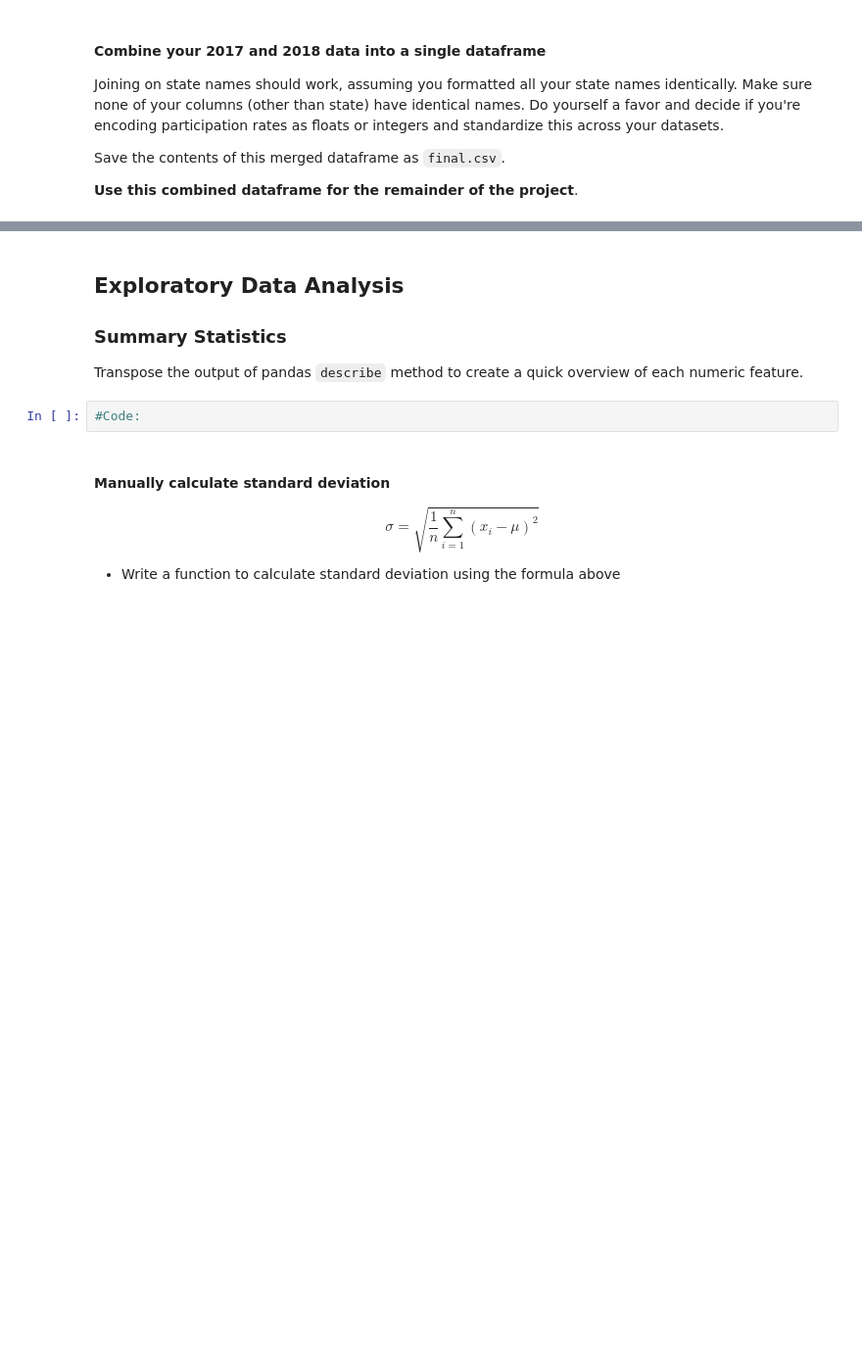
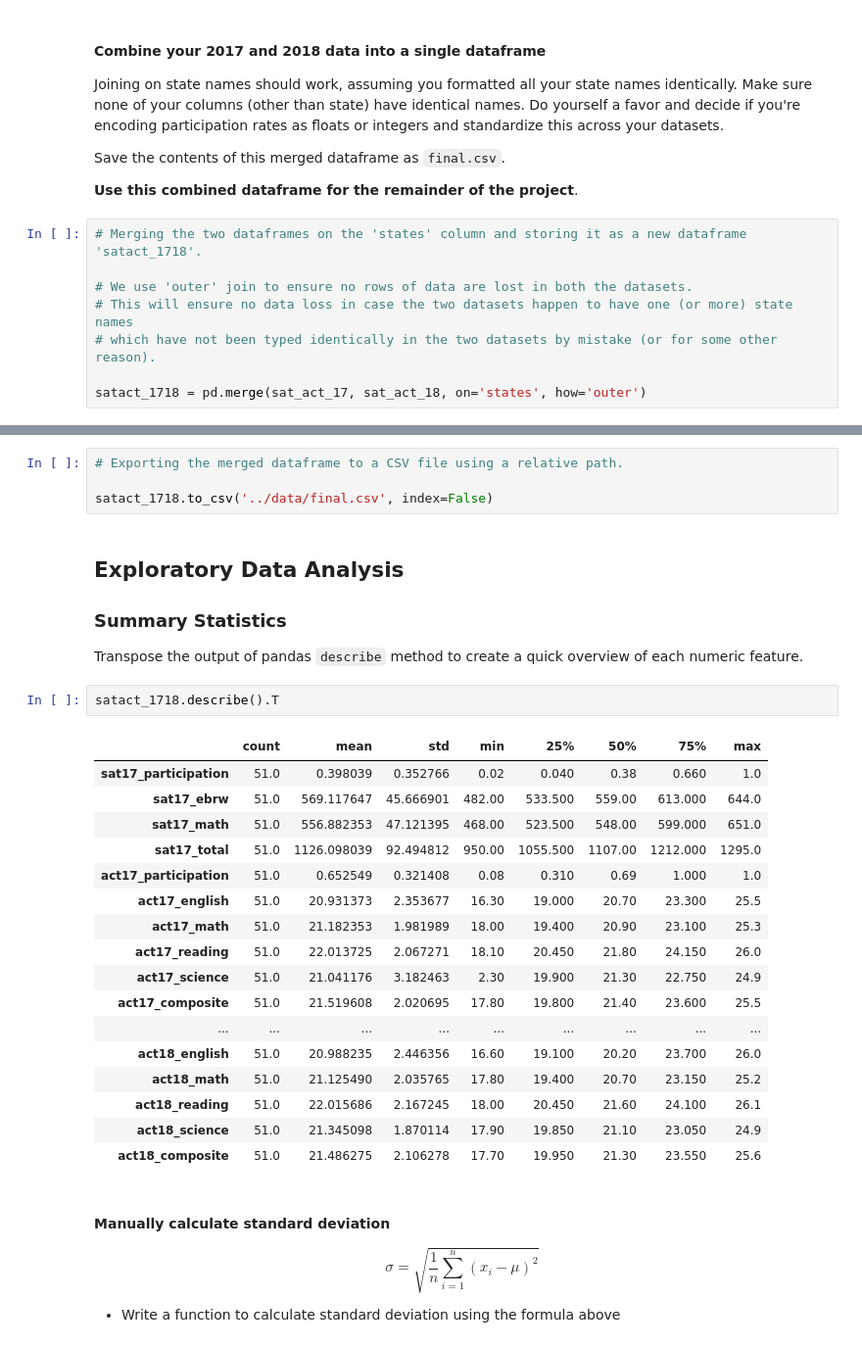
Before and after one commit to prerak12agarwal/GA_DSI_Projects, a Jupyter notebook: Project 1/code/SAT_ACT_17-18_analysis_for_US_states.ipynb, the cells around one changed output, grey strips where cells are left out. Shown at 98% size. Drawn from its saved outputs; the diff is of its cells as text; blank space fills up the shorter version.

```diff
--- a/Project 1/code/SAT_ACT_17-18_analysis_for_US_states.ipynb
+++ b/Project 1/code/SAT_ACT_17-18_analysis_for_US_states.ipynb
@@ -1000,3 +1000,11 @@ Joining on state names should work, assuming you formatted all your state names
 Save the contents of this merged dataframe as `final.csv`.
 
 **Use this combined dataframe for the remainder of the project**.
+# %%
+# Merging the two dataframes on the 'states' column and storing it as a new dataframe 'satact_1718'.
+
+# We use 'outer' join to ensure no rows of data are lost in both the datasets.
+# This will ensure no data loss in case the two datasets happen to have one (or more) state names
+# which have not been typed identically in the two datasets by mistake (or for some other reason).
+
+satact_1718 = pd.merge(sat_act_17, sat_act_18, on='states', how='outer')
@@ -1003,11 +1021,33 @@ Save the contents of this merged dataframe as `final.csv`.
+# %%
+# Exporting the merged dataframe to a CSV file using a relative path.
+
+satact_1718.to_csv('../data/final.csv', index=False)
 # %% [markdown]
 ## Exploratory Data Analysis
 
 
 ### Summary Statistics
 Transpose the output of pandas `describe` method to create a quick overview of each numeric feature.
-# %%
-#Code:
+# %%
+satact_1718.describe().T
+# %% [output]
+|  | count | mean | std | min | 25% | 50% | 75% | max |
+| sat17_participation | 51.0 | 0.398039 | 0.352766 | 0.02 | 0.040 | 0.38 | 0.660 | 1.0 |
+| sat17_ebrw | 51.0 | 569.117647 | 45.666901 | 482.00 | 533.500 | 559.00 | 613.000 | 644.0 |
+| sat17_math | 51.0 | 556.882353 | 47.121395 | 468.00 | 523.500 | 548.00 | 599.000 | 651.0 |
+| sat17_total | 51.0 | 1126.098039 | 92.494812 | 950.00 | 1055.500 | 1107.00 | 1212.000 | 1295.0 |
+| act17_participation | 51.0 | 0.652549 | 0.321408 | 0.08 | 0.310 | 0.69 | 1.000 | 1.0 |
+| act17_english | 51.0 | 20.931373 | 2.353677 | 16.30 | 19.000 | 20.70 | 23.300 | 25.5 |
+| act17_math | 51.0 | 21.182353 | 1.981989 | 18.00 | 19.400 | 20.90 | 23.100 | 25.3 |
+| act17_reading | 51.0 | 22.013725 | 2.067271 | 18.10 | 20.450 | 21.80 | 24.150 | 26.0 |
+| act17_science | 51.0 | 21.041176 | 3.182463 | 2.30 | 19.900 | 21.30 | 22.750 | 24.9 |
+| act17_composite | 51.0 | 21.519608 | 2.020695 | 17.80 | 19.800 | 21.40 | 23.600 | 25.5 |
+| ... | ... | ... | ... | ... | ... | ... | ... | ... |
+| act18_english | 51.0 | 20.988235 | 2.446356 | 16.60 | 19.100 | 20.20 | 23.700 | 26.0 |
+| act18_math | 51.0 | 21.125490 | 2.035765 | 17.80 | 19.400 | 20.70 | 23.150 | 25.2 |
+| act18_reading | 51.0 | 22.015686 | 2.167245 | 18.00 | 20.450 | 21.60 | 24.100 | 26.1 |
+| act18_science | 51.0 | 21.345098 | 1.870114 | 17.90 | 19.850 | 21.10 | 23.050 | 24.9 |
+| act18_composite | 51.0 | 21.486275 | 2.106278 | 17.70 | 19.950 | 21.30 | 23.550 | 25.6 |
 # %% [markdown]
 #### Manually calculate standard deviation
 
```
Also changed, not shown: parts of 29 cells of this notebook, 1 other file.
